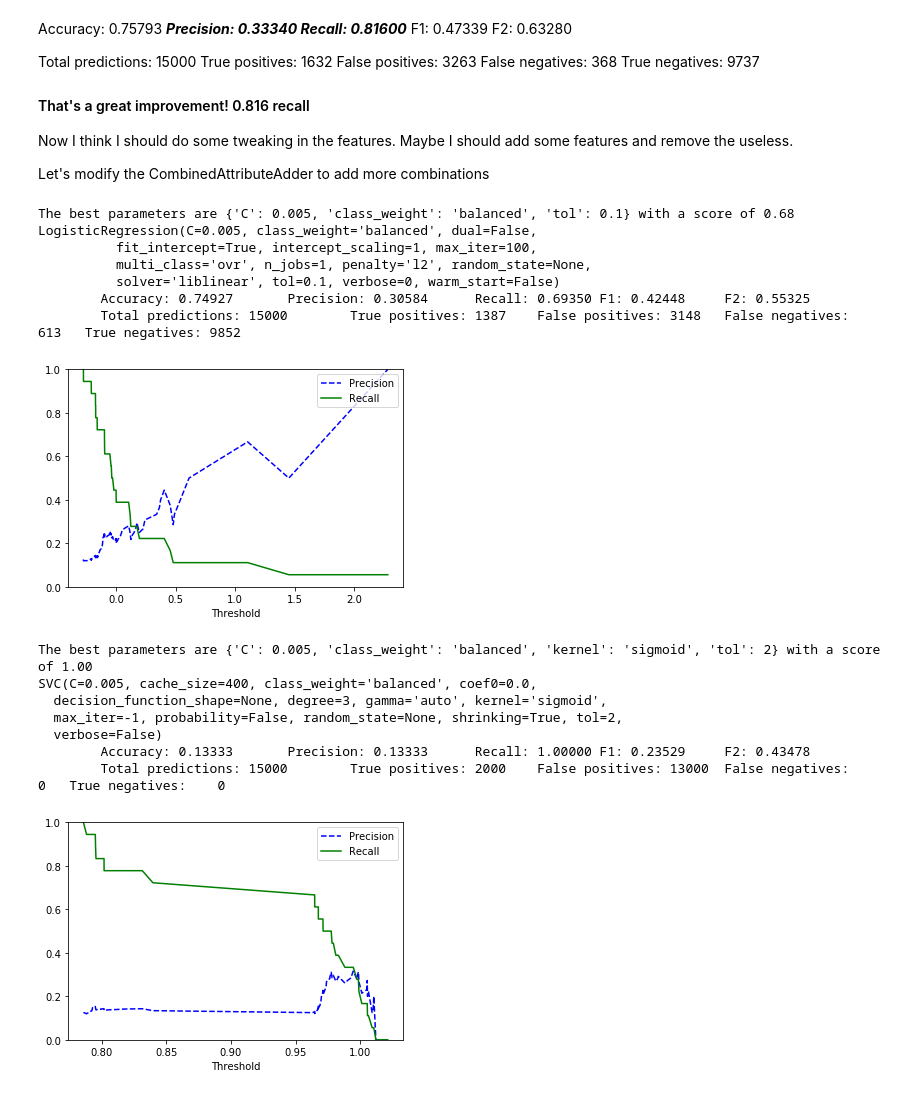
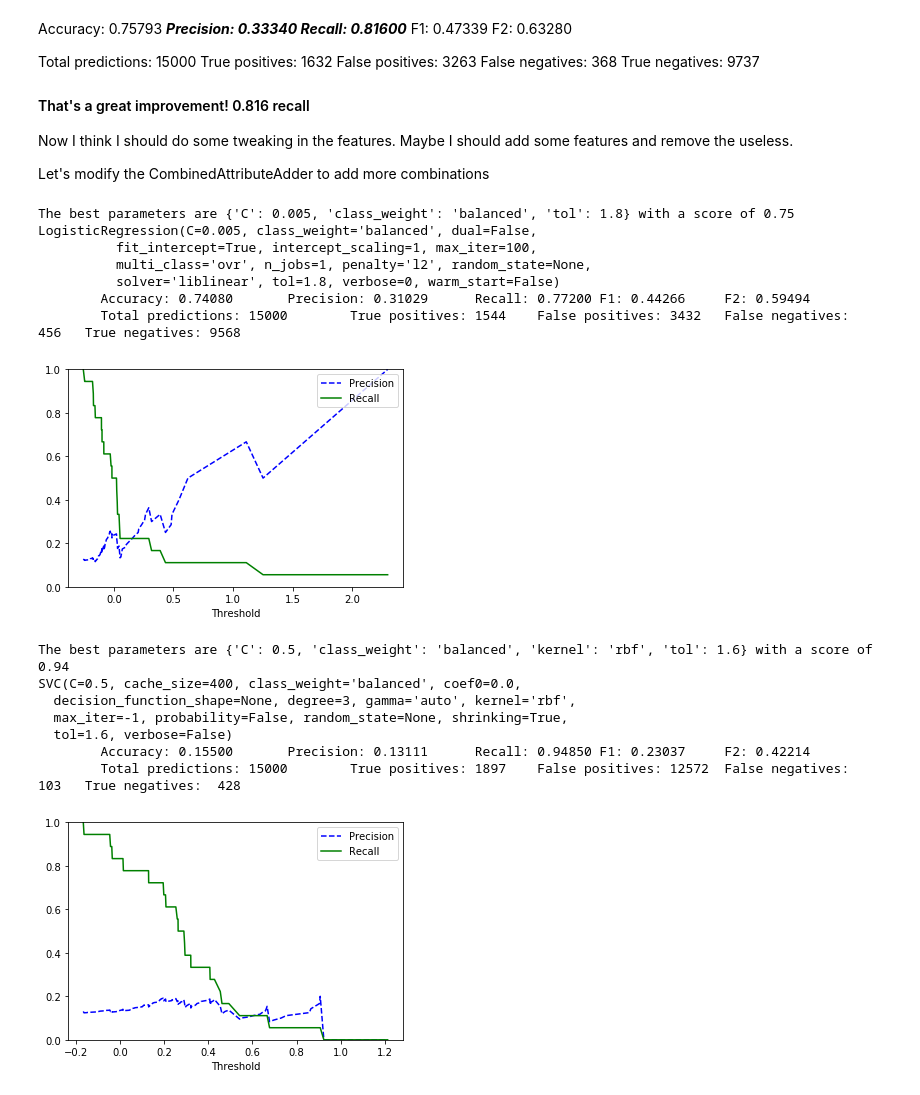
Before and after one commit to igabba/ud120-projects, a Jupyter notebook: final_project/working_with_data.ipynb, the cells around one changed output. Saved outputs shown, nothing was run; the diff lists cells and outputs as text; code cells hidden in the pictures.

Commit message:
recall of 1 but log precision

```diff
--- a/final_project/working_with_data.ipynb
+++ b/final_project/working_with_data.ipynb
@@ -662,17 +662,18 @@ my_dataset = pois_prepared_full.transpose().to_dict()
 features_list = list(df_full.columns)
 features_list = ['poi'] + features_list + added_features_list
 features_list.remove("deferred_income")
-features_list.remove("director_fees")
-features_list.remove("exercised_stock_options_squared")
+#features_list.remove("director_fees")
+#features_list.remove("exercised_stock_options_squared")
 features_list.remove("from_this_person_to_poi")
-features_list.remove("loan_advances")
-features_list.remove("restricted_stock")
+#features_list.remove("loan_advances")
+#features_list.remove("restricted_stock")
 features_list.remove("total_stock_value")
-features_list.remove("restricted_stock_deferred")
-features_list.remove("poi_related_messages")
+#features_list.remove("restricted_stock_deferred")
+#features_list.remove("poi_related_messages")
 features_list.remove("to_messages")
-features_list.remove("deferral_payments")
-features_list.remove("from_messages")
+#features_list.remove("deferral_payments")
+#features_list.remove("from_messages")
+features_list.remove("long_term_incentive")
 
 data = featureFormat(my_dataset, features_list, sort_keys=True)
 labels, features = targetFeatureSplit(data)
@@ -686,8 +687,8 @@ clf_lrc = LogisticRegression(C=0.0005, class_weight='balanced', dual=False,
                              multi_class='ovr', n_jobs=1, penalty='l2', random_state=None,
                              solver='liblinear', tol=0.1, verbose=0, warm_start=False)
 
-params_lrc = {"C": [0.005, 0.5, 1],
-              "tol": [0.1, 1, 10],
+params_lrc = {"C": [0.005, 0.01, 1],
+              "tol": [1.5, 1.8, 2],
               "class_weight": ['balanced']}
 
 grid = GridSearchCV(clf_lrc, param_grid=params_lrc, cv=cv, scoring=scorer, n_jobs=-1)
@@ -702,40 +703,40 @@ precisions, recalls, thresholds = precision_recall_curve(labels, y_scores)
 plot_precision_recall_vs_threshold(precisions, recalls, thresholds)
 plt.show()
 # %% [output]
-The best parameters are {'C': 0.005, 'class_weight': 'balanced', 'tol': 0.1} with a score of 0.68
+The best parameters are {'C': 0.005, 'class_weight': 'balanced', 'tol': 1.8} with a score of 0.75
 LogisticRegression(C=0.005, class_weight='balanced', dual=False,
           fit_intercept=True, intercept_scaling=1, max_iter=100,
           multi_class='ovr', n_jobs=1, penalty='l2', random_state=None,
-          solver='liblinear', tol=0.1, verbose=0, warm_start=False)
-        Accuracy: 0.74927       Precision: 0.30584      Recall: 0.69350 F1: 0.42448     F2: 0.55325
-        Total predictions: 15000        True positives: 1387    False positives: 3148   False negatives:  613   True negatives: 9852
+          solver='liblinear', tol=1.8, verbose=0, warm_start=False)
+        Accuracy: 0.74080       Precision: 0.31029      Recall: 0.77200 F1: 0.44266     F2: 0.59494
+        Total predictions: 15000        True positives: 1544    False positives: 3432   False negatives:  456   True negatives: 9568
-[figure, old version]
+[figure, new version]
 # %%
 # Then I'll test on a svm classifier
 clf_svc = SVC(kernel='rbf', cache_size=400, C=10000)
 params_svc = {"C": [0.005, 0.5],
-              "tol": [1.6, 2],
+              "tol": [1.6],
               "class_weight": ['balanced'],
               "kernel": ['sigmoid', 'rbf']}
 
 grid = GridSearchCV(clf_svc, param_grid=params_svc, cv=cv, scoring=scorer, n_jobs=-1)
 grid.fit(features, labels)
 
 print("The best parameters are %s with a score of %0.2f" % (grid.best_params_, grid.best_score_))
 test_classifier(grid.best_estimator_, my_dataset, features_list, folds=1000)
 
 y_scores = cross_val_predict(grid.best_estimator_, features, labels, cv=3, method='decision_function')
 
 precisions, recalls, thresholds = precision_recall_curve(labels, y_scores)
 
 plot_precision_recall_vs_threshold(precisions, recalls, thresholds)
 plt.show()
 # %% [output]
-The best parameters are {'C': 0.005, 'class_weight': 'balanced', 'kernel': 'sigmoid', 'tol': 2} with a score of 1.00
-SVC(C=0.005, cache_size=400, class_weight='balanced', coef0=0.0,
-  decision_function_shape=None, degree=3, gamma='auto', kernel='sigmoid',
-  max_iter=-1, probability=False, random_state=None, shrinking=True, tol=2,
-  verbose=False)
-        Accuracy: 0.13333       Precision: 0.13333      Recall: 1.00000 F1: 0.23529     F2: 0.43478
-        Total predictions: 15000        True positives: 2000    False positives: 13000  False negatives:    0   True negatives:    0
+The best parameters are {'C': 0.5, 'class_weight': 'balanced', 'kernel': 'rbf', 'tol': 1.6} with a score of 0.94
+SVC(C=0.5, cache_size=400, class_weight='balanced', coef0=0.0,
+  decision_function_shape=None, degree=3, gamma='auto', kernel='rbf',
+  max_iter=-1, probability=False, random_state=None, shrinking=True,
+  tol=1.6, verbose=False)
+        Accuracy: 0.15500       Precision: 0.13111      Recall: 0.94850 F1: 0.23037     F2: 0.42214
+        Total predictions: 15000        True positives: 1897    False positives: 12572  False negatives:  103   True negatives:  428
-[figure, old version]
+[figure, new version]
```
